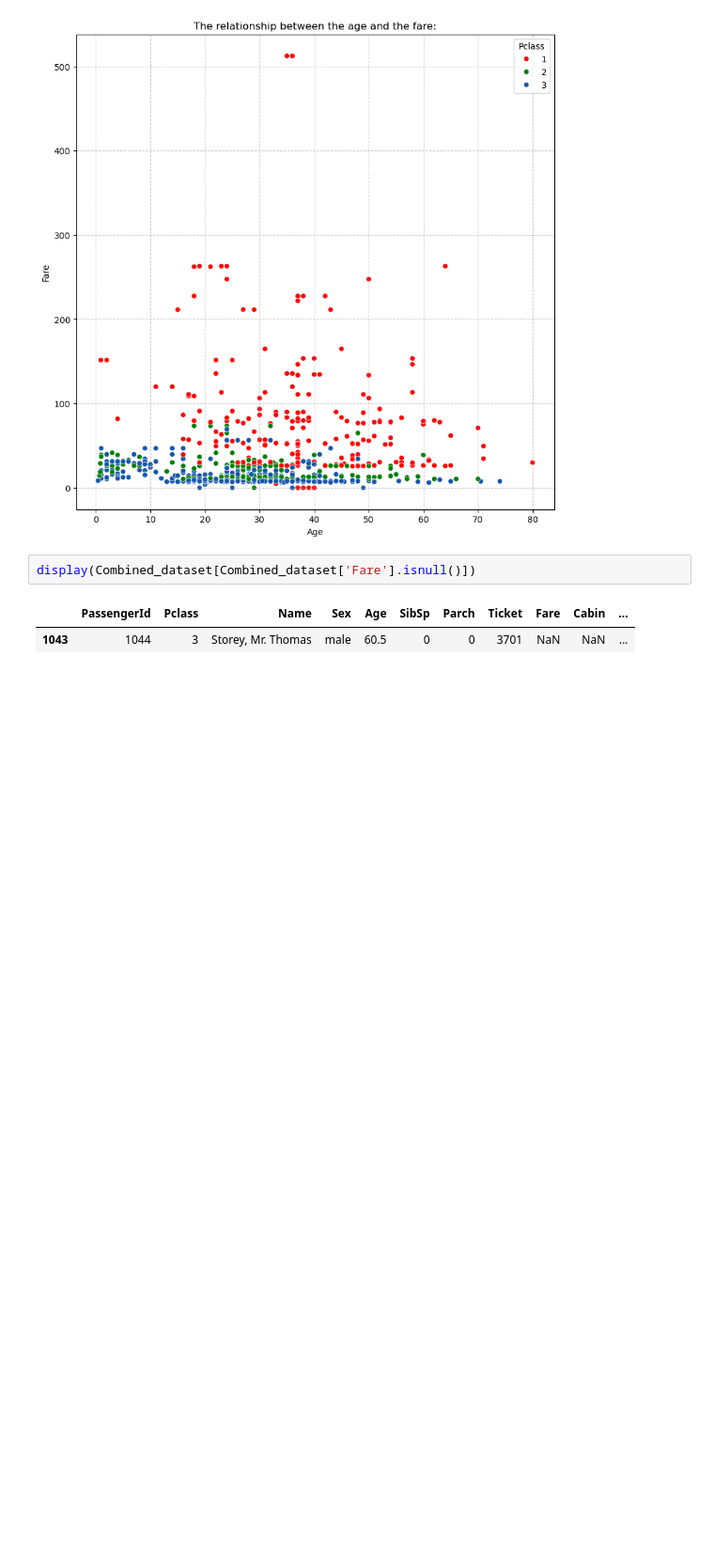
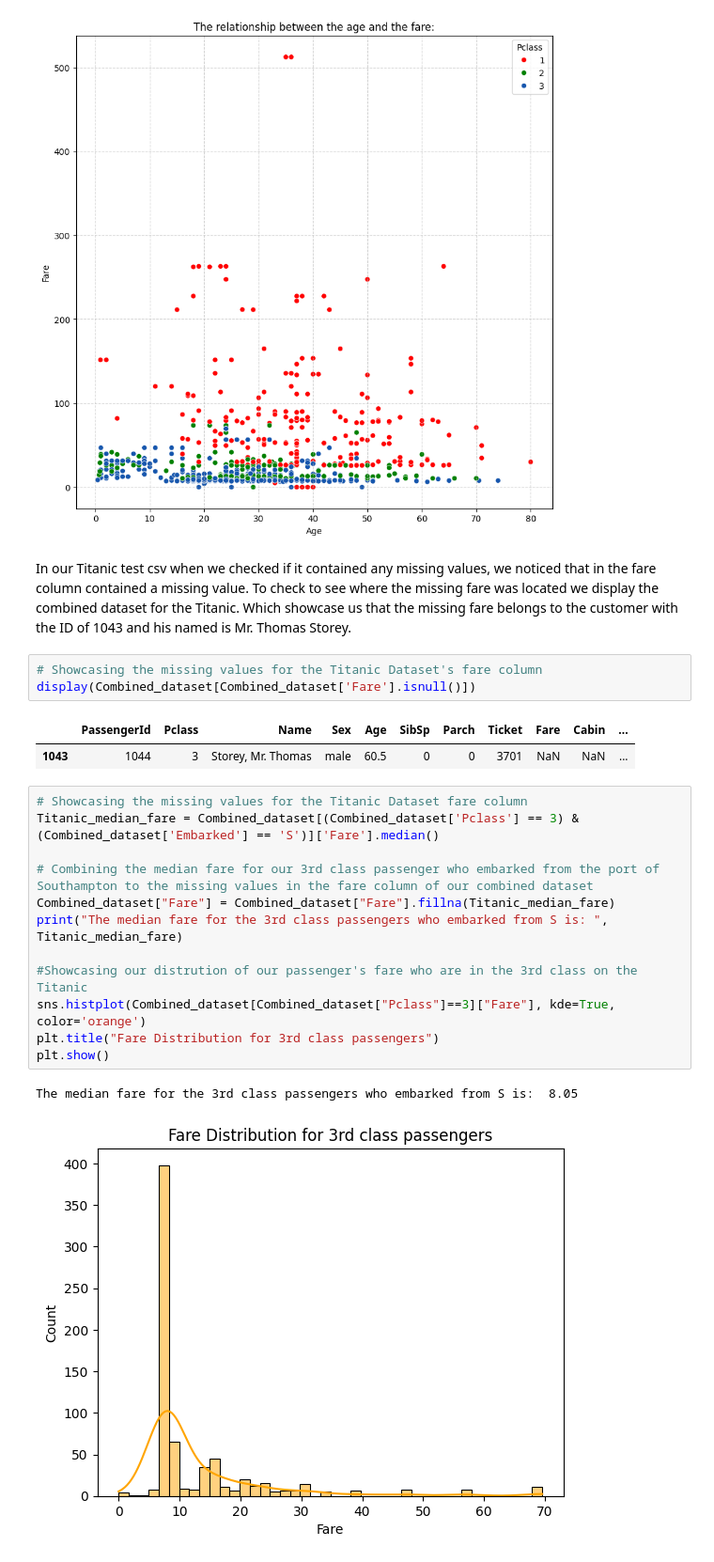
Before and after one commit to knguyen-sudo/New_Titanic_Simulator, a Jupyter notebook: Titanic_Simulator.ipynb, the cells around one changed output. Shown at 94% size. Drawn from its saved outputs; the diff is of its cells as text; blank space fills up the shorter version.

Commit message:
Fixed the missing values in the Titanic dataset

```diff
--- a/Titanic_Simulator.ipynb
+++ b/Titanic_Simulator.ipynb
@@ -481,8 +499,26 @@ plt.grid(True,linestyle='--',alpha=.6)
 plt.show()
 # %% [output]
 [figure]
+# %% [markdown]
+In our Titanic test csv when we checked if it contained any missing values, we noticed that in the fare column contained a missing value. To check to see where the missing fare was located we display the combined dataset for the Titanic. Which showcase us that the missing fare belongs to the customer with the ID of 1043 and his named is Mr. Thomas Storey.
 # %%
+# Showcasing the missing values for the Titanic Dataset's fare column
 display(Combined_dataset[Combined_dataset['Fare'].isnull()])
 # %% [output]
 |  | PassengerId | Pclass | Name | Sex | Age | SibSp | Parch | Ticket | Fare | Cabin | ... |
 | 1043 | 1044 | 3 | Storey, Mr. Thomas | male | 60.5 | 0 | 0 | 3701 | NaN | NaN | ... |
+# %%
+# Showcasing the missing values for the Titanic Dataset fare column
+Titanic_median_fare = Combined_dataset[(Combined_dataset['Pclass'] == 3) & (Combined_dataset['Embarked'] == 'S')]['Fare'].median()
+
+# Combining the median fare for our 3rd class passenger who embarked from the port of Southampton to the missing values in the fare column of our combined dataset
+Combined_dataset["Fare"] = Combined_dataset["Fare"].fillna(Titanic_median_fare)
+print("The median fare for the 3rd class passengers who embarked from S is: ", Titanic_median_fare)
+
+#Showcasing our distrution of our passenger's fare who are in the 3rd class on the Titanic
+sns.histplot(Combined_dataset[Combined_dataset["Pclass"]==3]["Fare"], kde=True, color='orange')
+plt.title("Fare Distribution for 3rd class passengers")
+plt.show()
+# %% [output]
+The median fare for the 3rd class passengers who embarked from S is:  8.05
+[figure, added]
```
Also changed, not shown: parts of 14 cells of this notebook.
